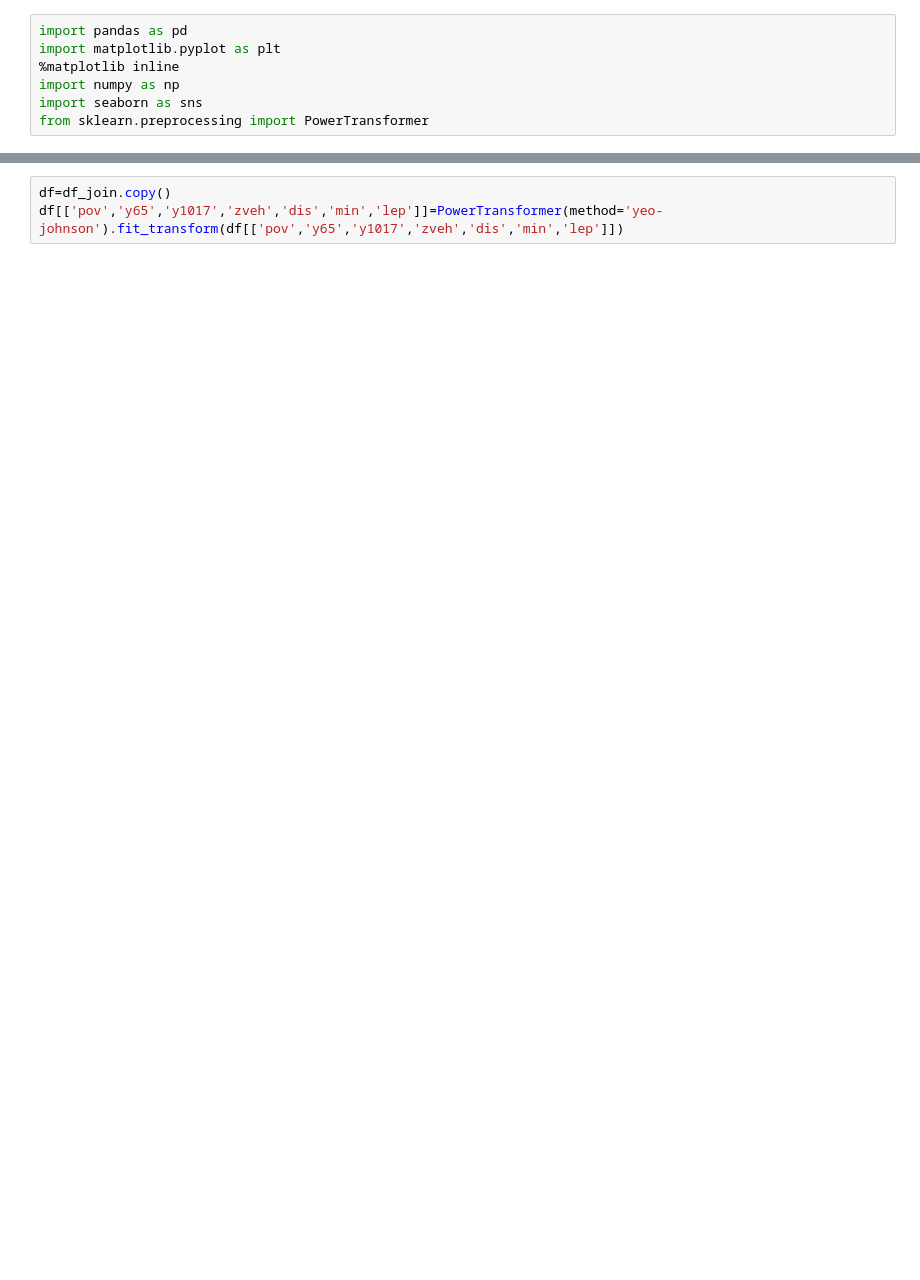
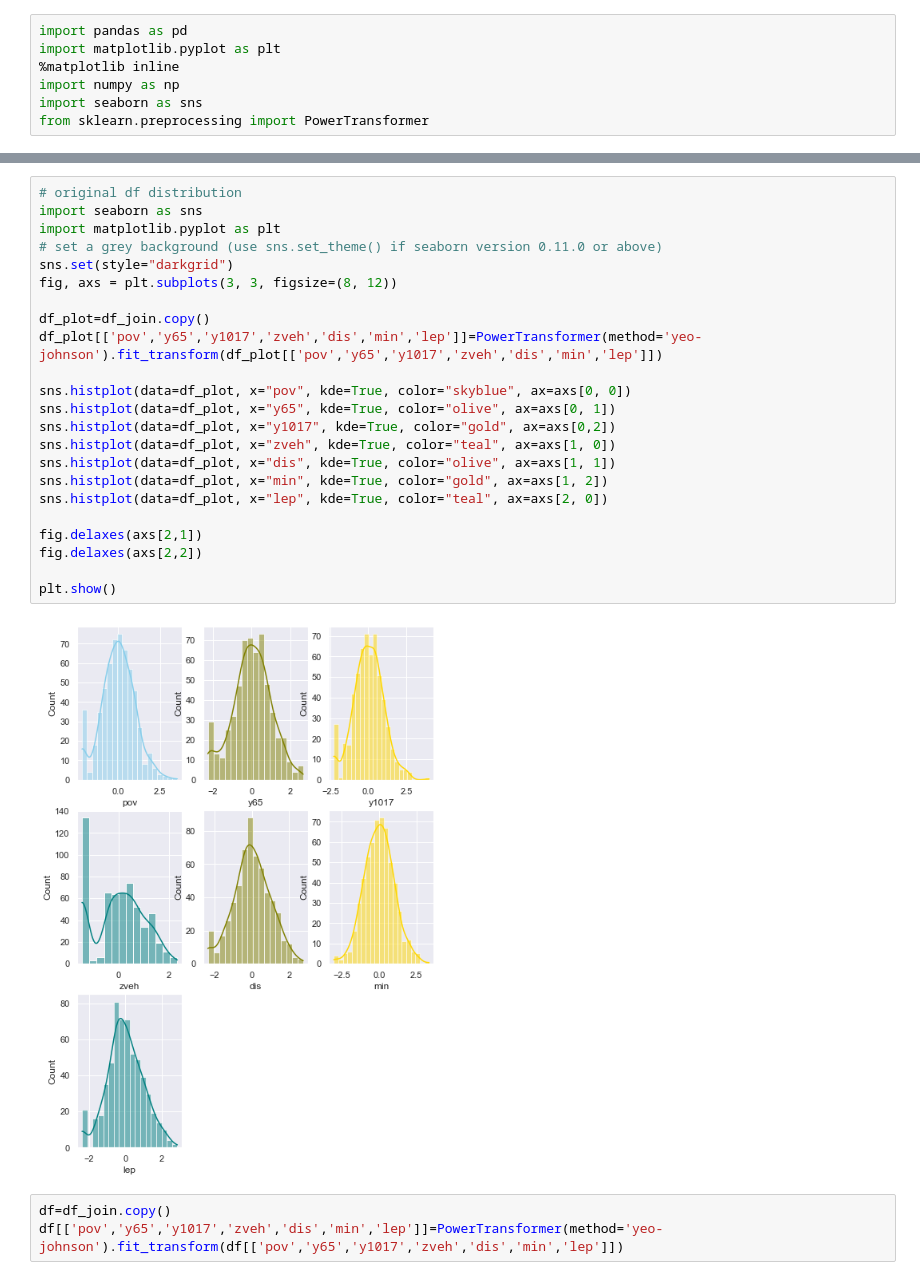
Before and after one commit to zakitods/5_t6e, a Jupyter notebook: t6ej_acs19_final_yeo.ipynb, the cells around one changed output, grey strips where cells are left out. Drawn from its saved outputs; the diff is of its cells as text; blank space fills up the shorter version.

```diff
--- a/t6ej_acs19_final_yeo.ipynb
+++ b/t6ej_acs19_final_yeo.ipynb
@@ -330,3 +362,28 @@ for col in X.columns:
+# %%
+# original df distribution
+import seaborn as sns
+import matplotlib.pyplot as plt
+# set a grey background (use sns.set_theme() if seaborn version 0.11.0 or above)
+sns.set(style="darkgrid")
+fig, axs = plt.subplots(3, 3, figsize=(8, 12))
+
+df_plot=df_join.copy()
+df_plot[['pov','y65','y1017','zveh','dis','min','lep']]=PowerTransformer(method='yeo-johnson').fit_transform(df_plot[['pov','y65','y1017','zveh','dis','min','lep']])
+
+sns.histplot(data=df_plot, x="pov", kde=True, color="skyblue", ax=axs[0, 0])
+sns.histplot(data=df_plot, x="y65", kde=True, color="olive", ax=axs[0, 1])
+sns.histplot(data=df_plot, x="y1017", kde=True, color="gold", ax=axs[0,2])
+sns.histplot(data=df_plot, x="zveh", kde=True, color="teal", ax=axs[1, 0])
+sns.histplot(data=df_plot, x="dis", kde=True, color="olive", ax=axs[1, 1])
+sns.histplot(data=df_plot, x="min", kde=True, color="gold", ax=axs[1, 2])
+sns.histplot(data=df_plot, x="lep", kde=True, color="teal", ax=axs[2, 0])
+
+fig.delaxes(axs[2,1])
+fig.delaxes(axs[2,2])
+
+plt.show()
+# %% [output]
+[figure, added]
 # %%
 df=df_join.copy()
 df[['pov','y65','y1017','zveh','dis','min','lep']]=PowerTransformer(method='yeo-johnson').fit_transform(df[['pov','y65','y1017','zveh','dis','min','lep']])
```
Also changed, not shown: parts of 7 cells of this notebook.
